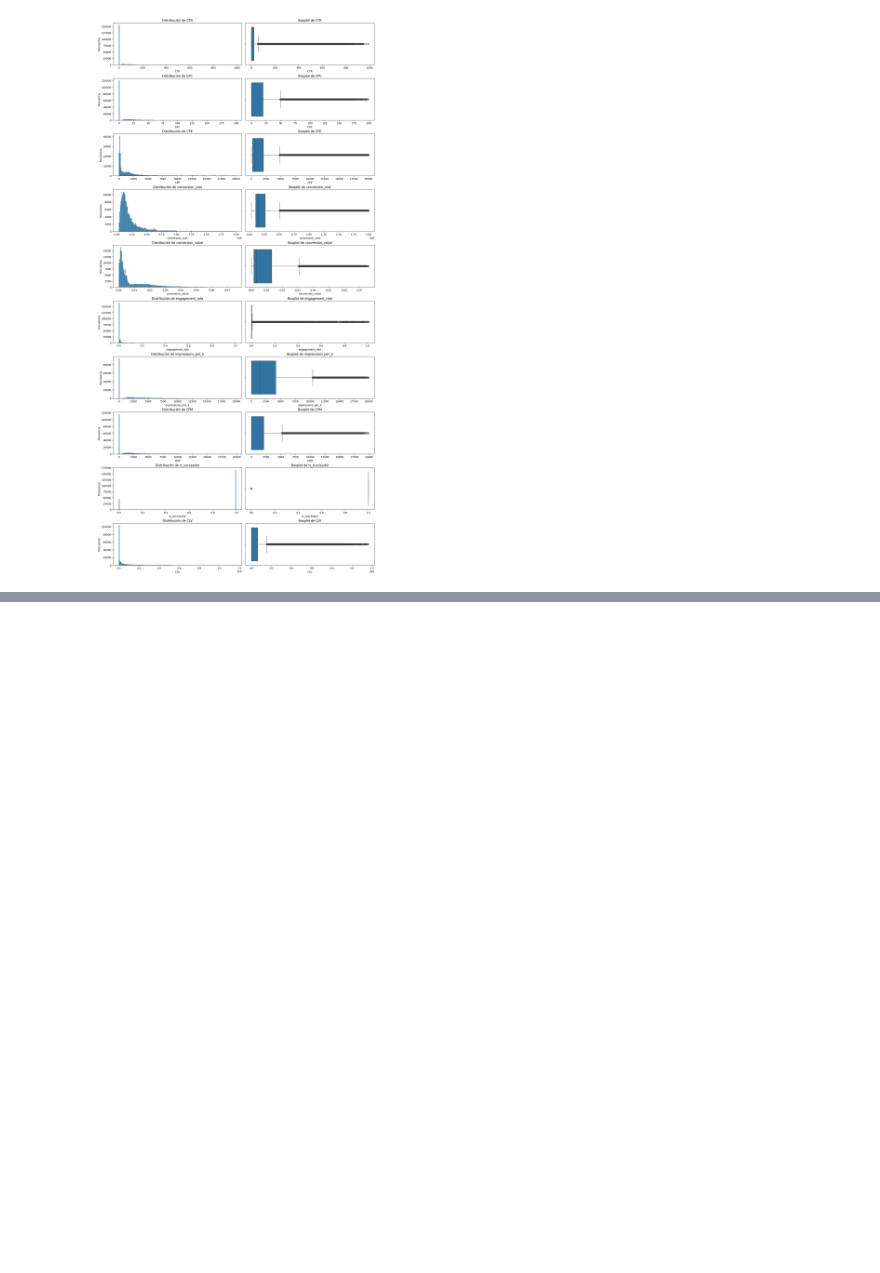
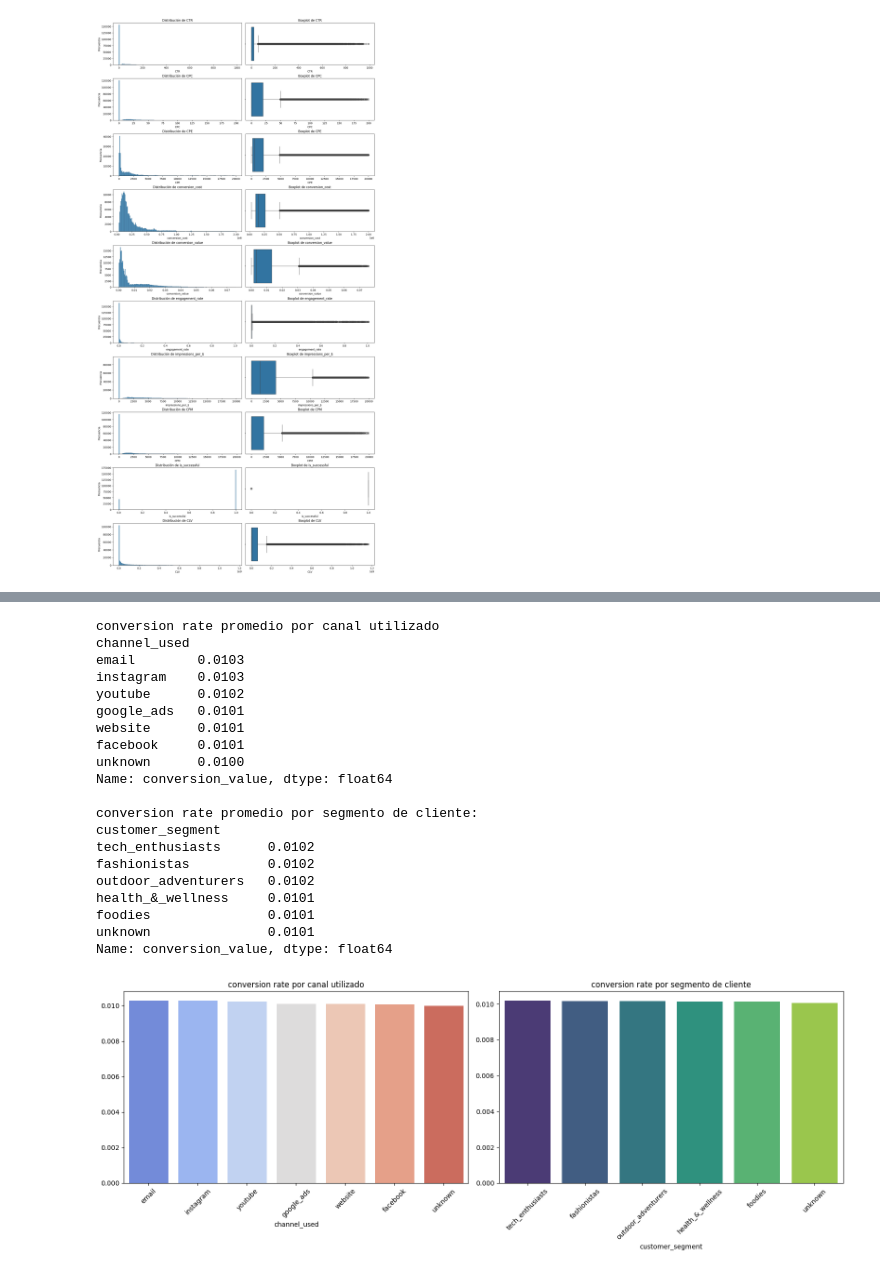
Before and after one commit to esanchezlaulhe1312/marketing_analysis, a Jupyter notebook: Jupyters/marketing.ipynb, the cells around one changed output, grey strips where cells are left out. Saved outputs shown, nothing was run; the diff lists cells and outputs as text; code cells hidden in the pictures; blank space fills up the shorter version.

```diff
--- a/Jupyters/marketing.ipynb
+++ b/Jupyters/marketing.ipynb
@@ -88,0 +203,24 @@ df.to_csv('../Data/mktgeda_metricas.csv',index=False)
+# %%
+sv.analyze_conversion(df_only_outliers,True)
+# %% [output]
+conversion rate promedio por canal utilizado
+channel_used
+email        0.0103
+instagram    0.0103
+youtube      0.0102
+google_ads   0.0101
+website      0.0101
+facebook     0.0101
+unknown      0.0100
+Name: conversion_value, dtype: float64
+
+conversion rate promedio por segmento de cliente:
+customer_segment
+tech_enthusiasts      0.0102
+fashionistas          0.0102
+outdoor_adventurers   0.0102
+health_&_wellness     0.0101
+foodies               0.0101
+unknown               0.0101
+Name: conversion_value, dtype: float64
+[figure, added]
```
Also changed, not shown: parts of 9 cells of this notebook, 2 other files.
